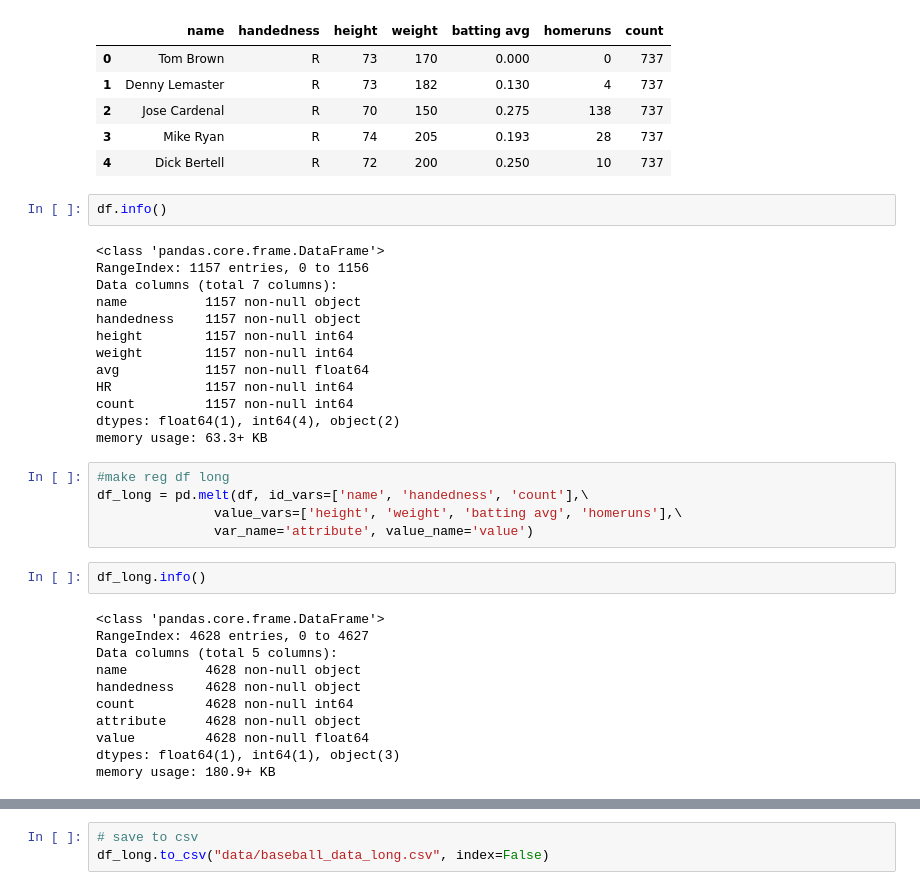
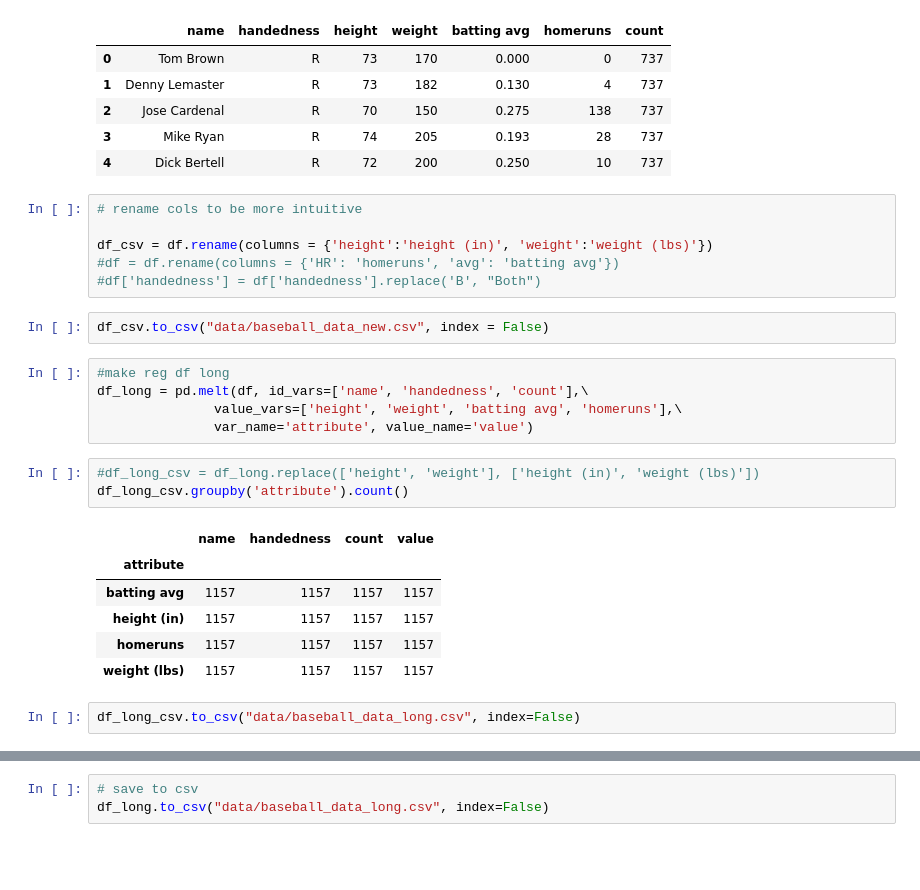
Before and after one commit to limegimlet/data_viz, a Jupyter notebook: final_project/Baseball data.ipynb, the cells around one changed output, grey strips where cells are left out. Saved outputs shown, nothing was run; the diff lists cells and outputs as text; blank space fills up the shorter version.

```diff
--- a/final_project/Baseball data.ipynb
+++ b/final_project/Baseball data.ipynb
@@ -27,37 +29,29 @@ df.head()
 | 2 | Jose Cardenal | R | 70 | 150 | 0.275 | 138 | 737 |
 | 3 | Mike Ryan | R | 74 | 205 | 0.193 | 28 | 737 |
 | 4 | Dick Bertell | R | 72 | 200 | 0.250 | 10 | 737 |
-# %%
-df.info()
-# %% [output]
-<class 'pandas.core.frame.DataFrame'>
-RangeIndex: 1157 entries, 0 to 1156
-Data columns (total 7 columns):
-name          1157 non-null object
-handedness    1157 non-null object
-height        1157 non-null int64
-weight        1157 non-null int64
-avg           1157 non-null float64
-HR            1157 non-null int64
-count         1157 non-null int64
-dtypes: float64(1), int64(4), object(2)
-memory usage: 63.3+ KB
+# %%
+# rename cols to be more intuitive
+
+df_csv = df.rename(columns = {'height':'height (in)', 'weight':'weight (lbs)'})
+#df = df.rename(columns = {'HR': 'homeruns', 'avg': 'batting avg'})
+#df['handedness'] = df['handedness'].replace('B', "Both")
+# %%
+df_csv.to_csv("data/baseball_data_new.csv", index = False)
 # %%
 #make reg df long
 df_long = pd.melt(df, id_vars=['name', 'handedness', 'count'],\
                value_vars=['height', 'weight', 'batting avg', 'homeruns'],\
                var_name='attribute', value_name='value')
-# %%
-df_long.info()
-# %% [output]
-<class 'pandas.core.frame.DataFrame'>
-RangeIndex: 4628 entries, 0 to 4627
-Data columns (total 5 columns):
-name          4628 non-null object
-handedness    4628 non-null object
-count         4628 non-null int64
-attribute     4628 non-null object
-value         4628 non-null float64
-dtypes: float64(1), int64(1), object(3)
-memory usage: 180.9+ KB
+# %%
+#df_long_csv = df_long.replace(['height', 'weight'], ['height (in)', 'weight (lbs)'])
+df_long_csv.groupby('attribute').count()
+# %% [output]
+|  | name | handedness | count | value |
+| attribute |  |  |  |  |
+| batting avg | 1157 | 1157 | 1157 | 1157 |
+| height (in) | 1157 | 1157 | 1157 | 1157 |
+| homeruns | 1157 | 1157 | 1157 | 1157 |
+| weight (lbs) | 1157 | 1157 | 1157 | 1157 |
+# %%
+df_long_csv.to_csv("data/baseball_data_long.csv", index=False)
 # %%
```
Also changed, not shown: parts of 3 cells of this notebook, 2 other files.
